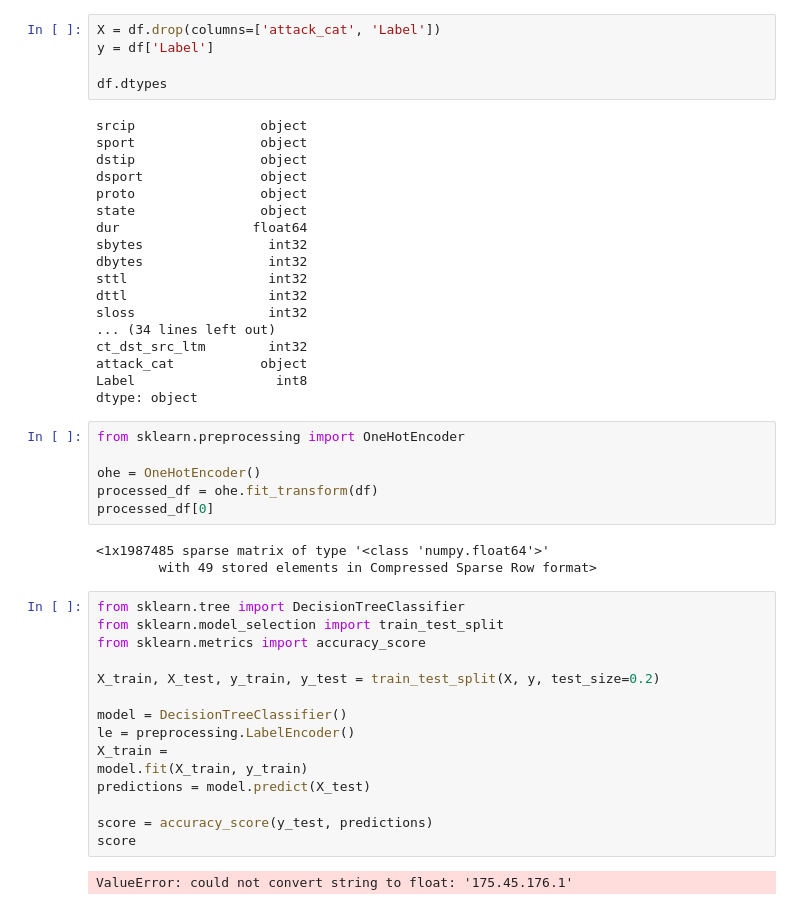
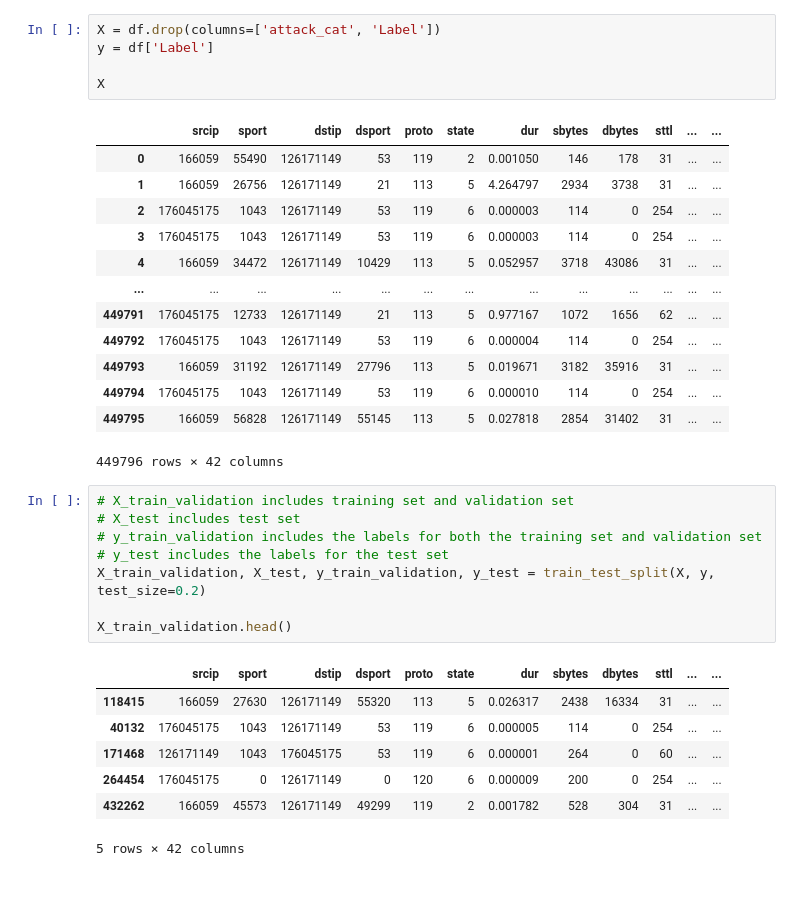
Before and after one commit to imphinite/network-intrusion-detection-classification, a Jupyter notebook: jupyter/starter.ipynb, the cells around one changed output. Drawn from its saved outputs; the diff is of its cells as text.

```diff
--- a/jupyter/starter.ipynb
+++ b/jupyter/starter.ipynb
@@ -183,49 +190,35 @@ array([['59.166.0.1', '55490', '149.171.126.3', ..., 1, nan, 0],
 # %%
 X = df.drop(columns=['attack_cat', 'Label'])
 y = df['Label']
 
-df.dtypes
+X
 # %% [output]
+|  | srcip | sport | dstip | dsport | proto | state | dur | sbytes | dbytes | sttl | ... | ... |
+| 0 | 166059 | 55490 | 126171149 | 53 | 119 | 2 | 0.001050 | 146 | 178 | 31 | ... | ... |
+| 1 | 166059 | 26756 | 126171149 | 21 | 113 | 5 | 4.264797 | 2934 | 3738 | 31 | ... | ... |
+| 2 | 176045175 | 1043 | 126171149 | 53 | 119 | 6 | 0.000003 | 114 | 0 | 254 | ... | ... |
+| 3 | 176045175 | 1043 | 126171149 | 53 | 119 | 6 | 0.000003 | 114 | 0 | 254 | ... | ... |
+| 4 | 166059 | 34472 | 126171149 | 10429 | 113 | 5 | 0.052957 | 3718 | 43086 | 31 | ... | ... |
+| ... | ... | ... | ... | ... | ... | ... | ... | ... | ... | ... | ... | ... |
+| 449791 | 176045175 | 12733 | 126171149 | 21 | 113 | 5 | 0.977167 | 1072 | 1656 | 62 | ... | ... |
+| 449792 | 176045175 | 1043 | 126171149 | 53 | 119 | 6 | 0.000004 | 114 | 0 | 254 | ... | ... |
+| 449793 | 166059 | 31192 | 126171149 | 27796 | 113 | 5 | 0.019671 | 3182 | 35916 | 31 | ... | ... |
+| 449794 | 176045175 | 1043 | 126171149 | 53 | 119 | 6 | 0.000010 | 114 | 0 | 254 | ... | ... |
+| 449795 | 166059 | 56828 | 126171149 | 55145 | 113 | 5 | 0.027818 | 2854 | 31402 | 31 | ... | ... |
-srcip                object
-sport                object
-dstip                object
-dsport               object
-proto                object
-state                object
-dur                 float64
-sbytes                int32
-dbytes                int32
-sttl                  int32
-dttl                  int32
-sloss                 int32
-... (34 lines left out)
-ct_dst_src_ltm        int32
-attack_cat           object
-Label                  int8
-dtype: object
+449796 rows × 42 columns
-# %%
-from sklearn.preprocessing import OneHotEncoder
-
-ohe = OneHotEncoder()
-processed_df = ohe.fit_transform(df)
-processed_df[0]
-# %% [output]
-<1x1987485 sparse matrix of type '<class 'numpy.float64'>'
-        with 49 stored elements in Compressed Sparse Row format>
 # %%
-from sklearn.tree import DecisionTreeClassifier
-from sklearn.model_selection import train_test_split
-from sklearn.metrics import accuracy_score
+# X_train_validation includes training set and validation set
+# X_test includes test set
+# y_train_validation includes the labels for both the training set and validation set
+# y_test includes the labels for the test set
+X_train_validation, X_test, y_train_validation, y_test = train_test_split(X, y, test_size=0.2)
 
-X_train, X_test, y_train, y_test = train_test_split(X, y, test_size=0.2)
-
-model = DecisionTreeClassifier()
-le = preprocessing.LabelEncoder()
-X_train =
-model.fit(X_train, y_train)
-predictions = model.predict(X_test)
-
-score = accuracy_score(y_test, predictions)
-score
+X_train_validation.head()
 # %% [output]
+|  | srcip | sport | dstip | dsport | proto | state | dur | sbytes | dbytes | sttl | ... | ... |
+| 118415 | 166059 | 27630 | 126171149 | 55320 | 113 | 5 | 0.026317 | 2438 | 16334 | 31 | ... | ... |
+| 40132 | 176045175 | 1043 | 126171149 | 53 | 119 | 6 | 0.000005 | 114 | 0 | 254 | ... | ... |
+| 171468 | 126171149 | 1043 | 176045175 | 53 | 119 | 6 | 0.000001 | 264 | 0 | 60 | ... | ... |
+| 264454 | 176045175 | 0 | 126171149 | 0 | 120 | 6 | 0.000009 | 200 | 0 | 254 | ... | ... |
+| 432262 | 166059 | 45573 | 126171149 | 49299 | 119 | 2 | 0.001782 | 528 | 304 | 31 | ... | ... |
-ValueError: could not convert string to float: '175.45.176.1'
+5 rows × 42 columns
```
Also changed, not shown: parts of 8 cells of this notebook.
